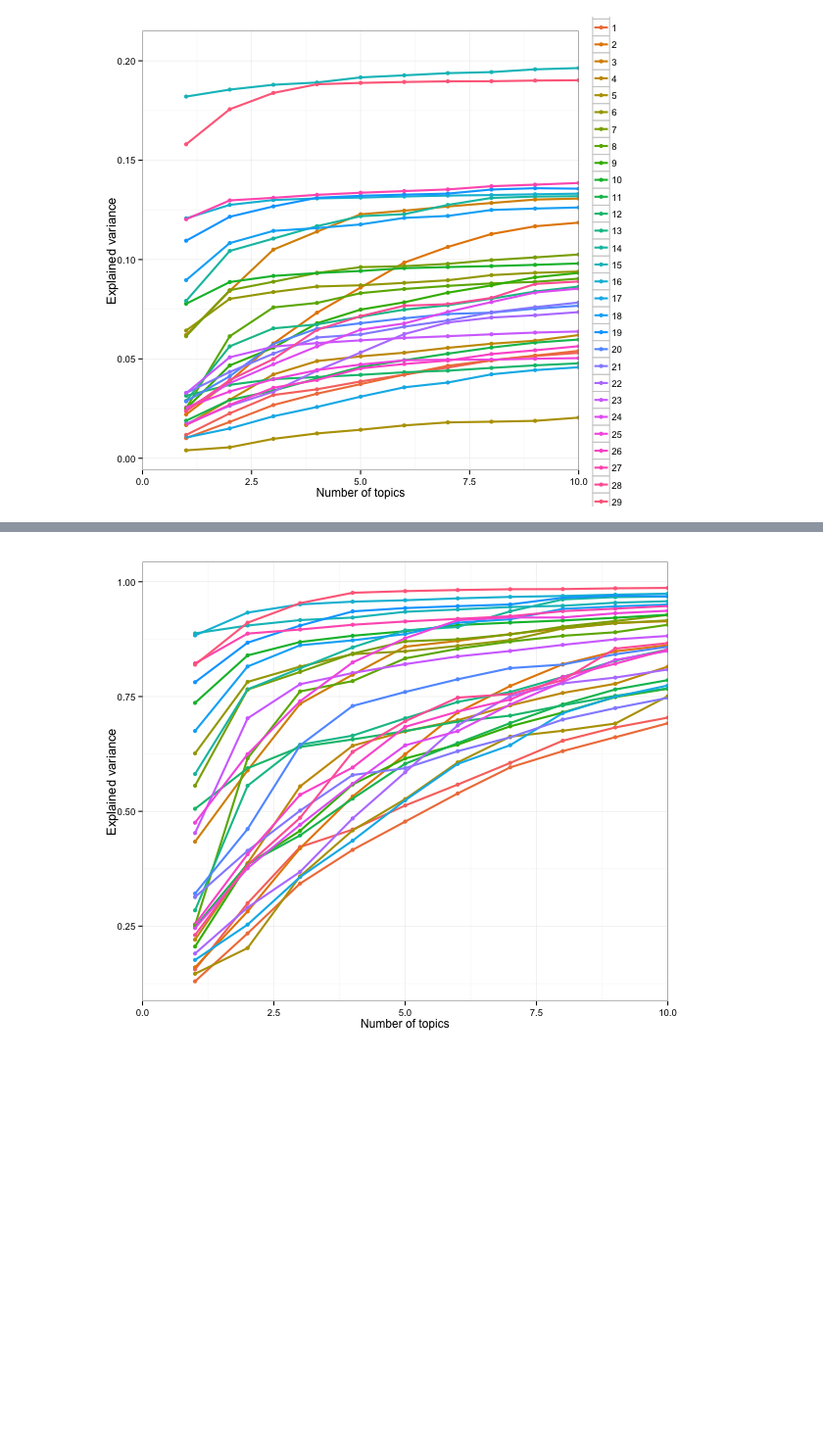
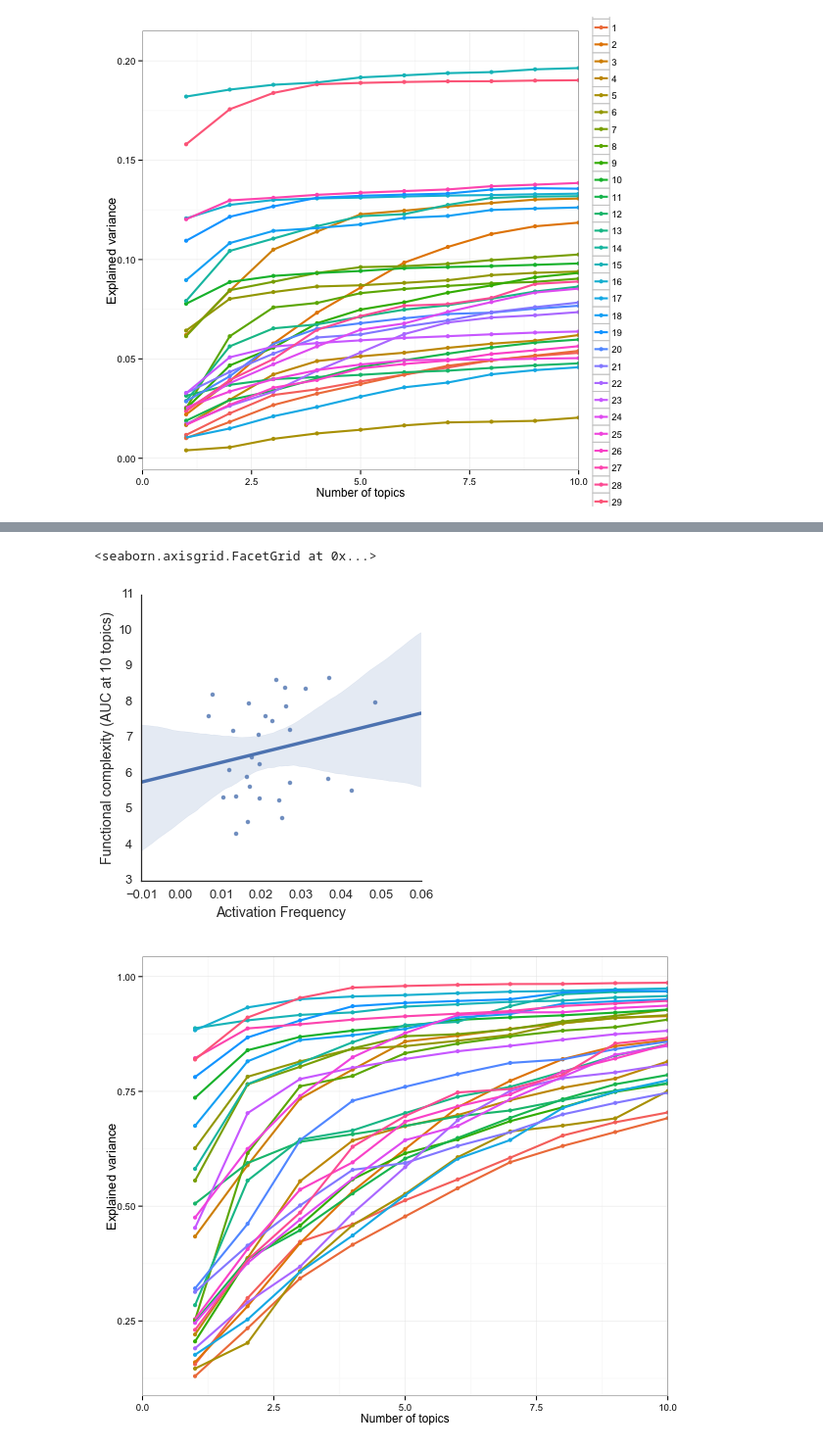
Before and after one commit to margulies/NS_Classify, a Jupyter notebook: code/OvaContinuous - fCluster Ward.ipynb, the cells around one changed output, grey strips where cells are left out. Shown at 98% size. Cells and saved outputs as stored; diff of their text form; code cells hidden in the pictures; blank space fills up the shorter version.

```diff
--- a/code/OvaContinuous - fCluster Ward.ipynb
+++ b/code/OvaContinuous - fCluster Ward.ipynb
@@ -500,0 +535,10 @@ stat_summary(fun.y=mean, geom="line", size=1)
+# %%
+freq_complex = pd.DataFrame(np.array([o_fis_melt.groupby('region').mean()['base_rate'],mv_results_all.query('num_features <= 10').groupby('region').apply(lambda x: auc(x['num_features'], x['score_unit']))[1: ],
+                       mv_results_all.groupby('region').mean()['vmpfc'][1:]]).T, columns=['Activation Frequency', 'Functional complexity (AUC at 10 topics)', 'mPFC'])
+# %%
+mpld3.disable_notebook()
+sns.set_context('talk')
+sns.lmplot('Activation Frequency', 'Functional complexity (AUC at 10 topics)', freq_complex)
+# %% [output]
+<seaborn.axisgrid.FacetGrid at 0x...>
+[figure, added]
```
Also changed, not shown: parts of 19 cells of this notebook, 7 other files.
